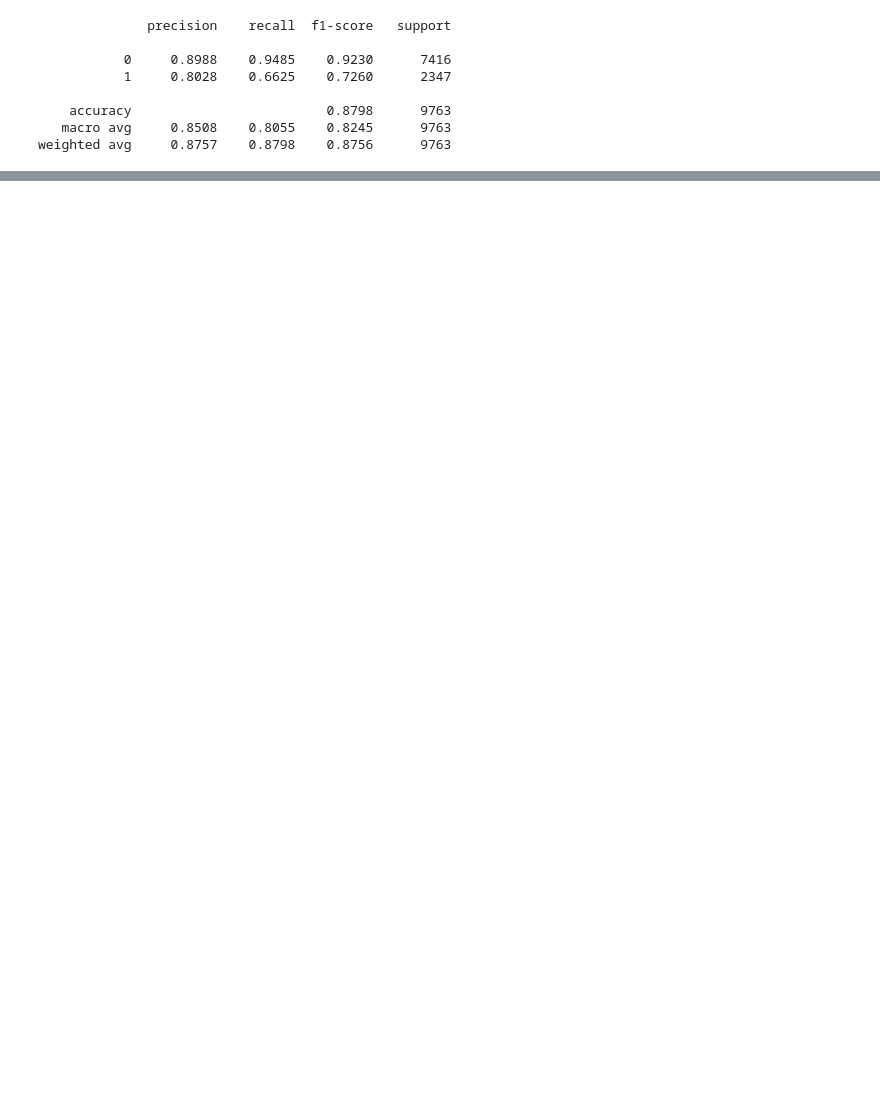
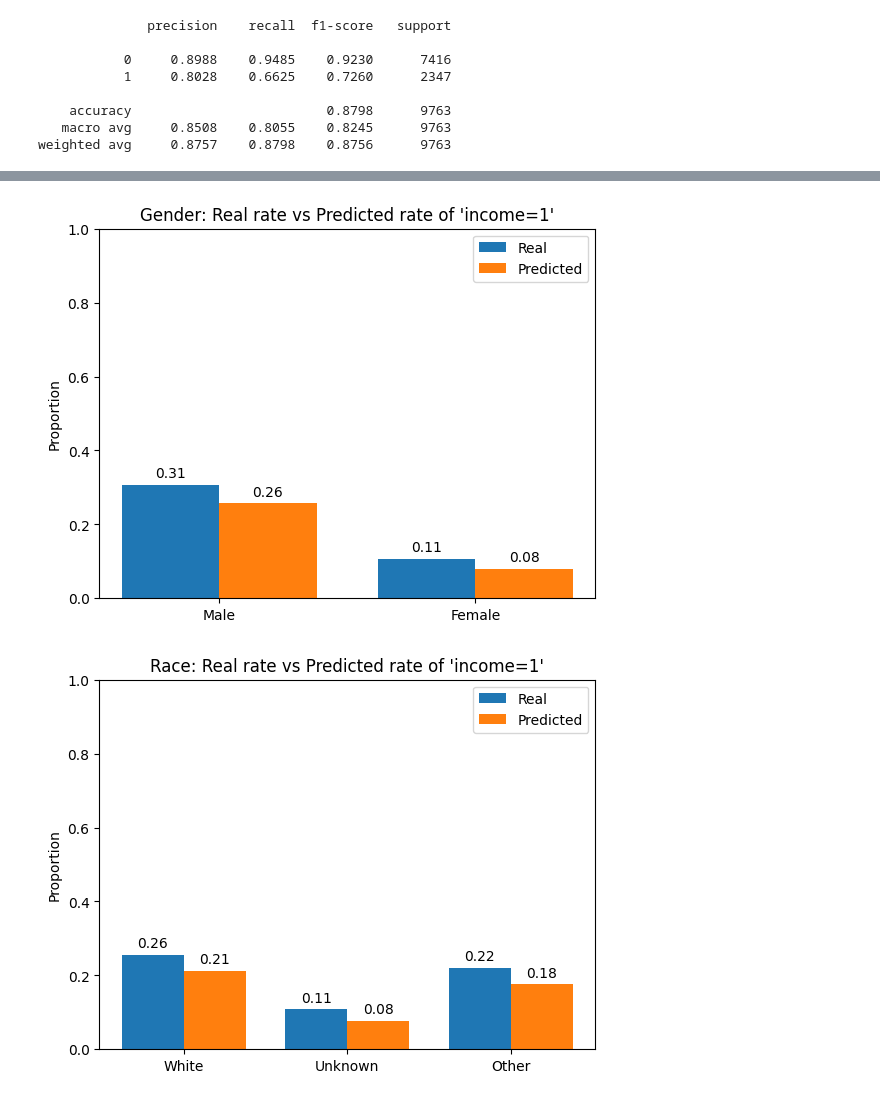
Before and after one commit to FranzCastillo/Income-Prediction, a Jupyter notebook: notebooks/initial_classification_model.ipynb, the cells around one changed output, grey strips where cells are left out. Cells and saved outputs as stored; diff of their text form; code cells hidden in the pictures; blank space fills up the shorter version.

```diff
--- a/notebooks/initial_classification_model.ipynb
+++ b/notebooks/initial_classification_model.ipynb
@@ -82,0 +81,16 @@ plt.show()
+# %%
+_, dataset = train_test_split(data, test_size=0.2, random_state=0)
+dataset = dataset.reset_index(drop=True)
+# %%
+dataset["gender"] = np.where(dataset["sex_Male"] == 1, "Male", "Female")
+
+dataset["race"] = np.where(
+    dataset["race_White"] == 1, "White",
+    np.where(dataset["race_Other"] == 1, "Other", "Unknown")
+)
+
+bins_age = [0, 29, 44, 59, 120]
+labels_age = ["<30", "30-44", "45-59", "60+"]
+dataset["age_bin"] = pd.cut(
+    dataset["age"], bins=bins_age, labels=labels_age, include_lowest=True
+)
@@ -82,0 +125,16 @@ plt.show()
+# %%
+def plot_rates(rep, group_col, title):
+    x = np.arange(len(rep))
+    width = 0.38
+    _, ax = plt.subplots()
+    b1 = ax.bar(x - width/2, rep["real_rate"].values, width, label="Real")
+    b2 = ax.bar(x + width/2, rep["predicted_rate"].values, width, label="Predicted")
+    ax.set_xticks(x)
+    ax.set_xticklabels(rep[group_col].astype(str).tolist(), rotation=0)
+    ax.set_ylim(0, 1)
+    ax.set_ylabel("Proportion")
+    ax.set_title(title)
+    ax.legend()
+    for b in [b1, b2]:
+        ax.bar_label(b, labels=[f"{v:.2f}" for v in b.datavalues], padding=3)
+    plt.show()
@@ -82,0 +159,11 @@ plt.show()
+# %%
+rep_sexo = metrics_by_group(dataset, "gender", y_test, y_pred, y_proba)
+rep_raza = metrics_by_group(dataset, "race", y_test, y_pred, y_proba)
+rep_edad = metrics_by_group(dataset, "age_bin", y_test, y_pred, y_proba)
+# %%
+plot_rates(rep_sexo, "gender", "Gender: Real rate vs Predicted rate of 'income=1'")
+plot_rates(rep_raza, "race", "Race: Real rate vs Predicted rate of 'income=1'")
+plot_rates(rep_edad, "age_bin", "Age: Real rate vs Predicted rate of 'income=1'")
+# %% [output]
+[figure, added]
+[figure, added]
```
Also changed, not shown: parts of 19 cells of this notebook.
